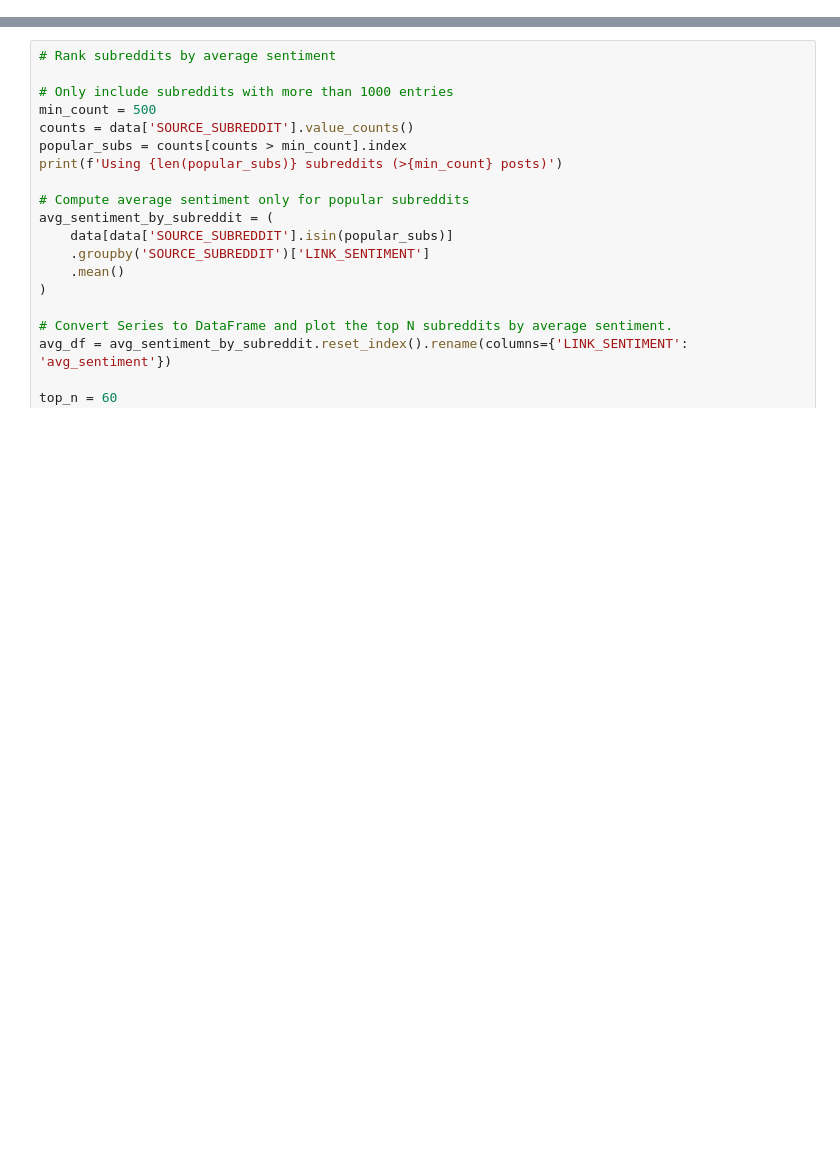
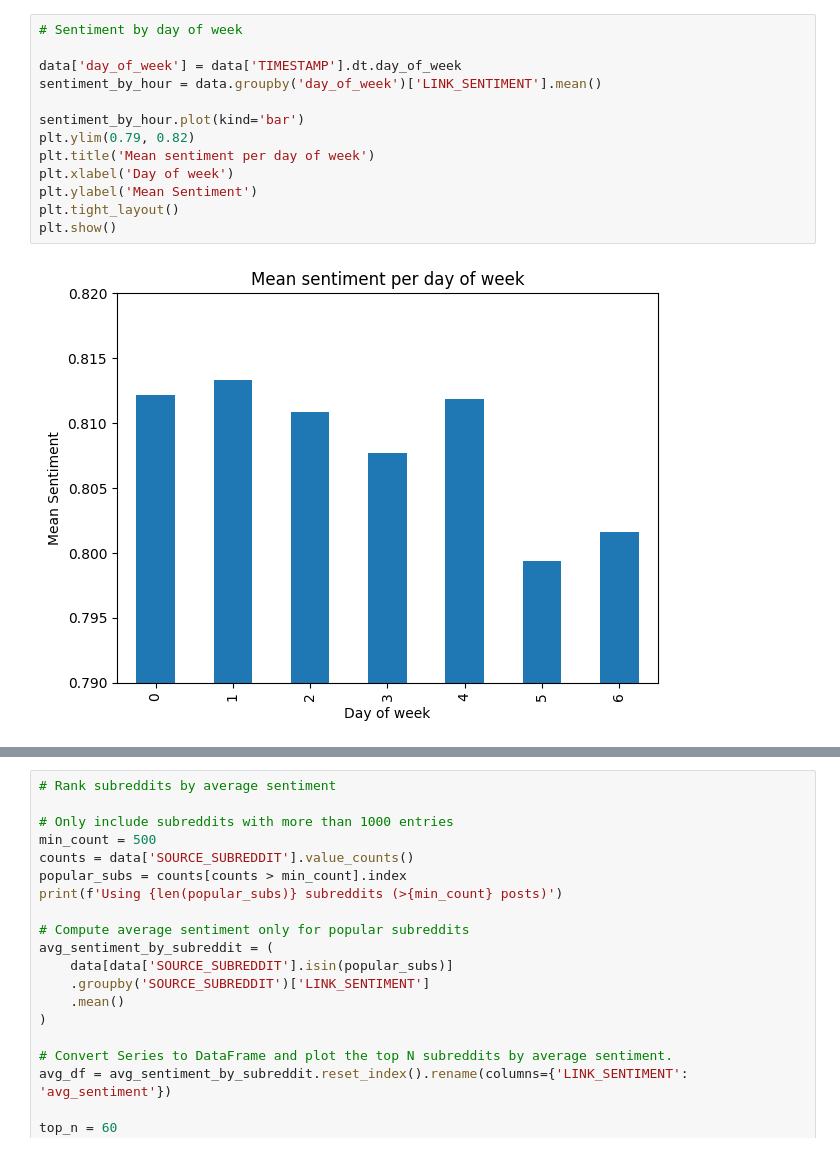
Before and after one commit to epfl-ada/ada-2025-project-othertagada, a Jupyter notebook: robin.ipynb, the cells around one changed output, grey strips where cells are left out. Drawn from its saved outputs; the diff is of its cells as text; blank space fills up the shorter version.

```diff
--- a/robin.ipynb
+++ b/robin.ipynb
@@ -36,0 +23,15 @@ plt.show()
+# %%
+# Sentiment by day of week
+
+data['day_of_week'] = data['TIMESTAMP'].dt.day_of_week
+sentiment_by_hour = data.groupby('day_of_week')['LINK_SENTIMENT'].mean()
+
+sentiment_by_hour.plot(kind='bar')
+plt.ylim(0.79, 0.82)
+plt.title('Mean sentiment per day of week')
+plt.xlabel('Day of week')
+plt.ylabel('Mean Sentiment')
+plt.tight_layout()
+plt.show()
+# %% [output]
+[figure, added]
```
Also changed, not shown: parts of 7 cells of this notebook, 2 other files.
